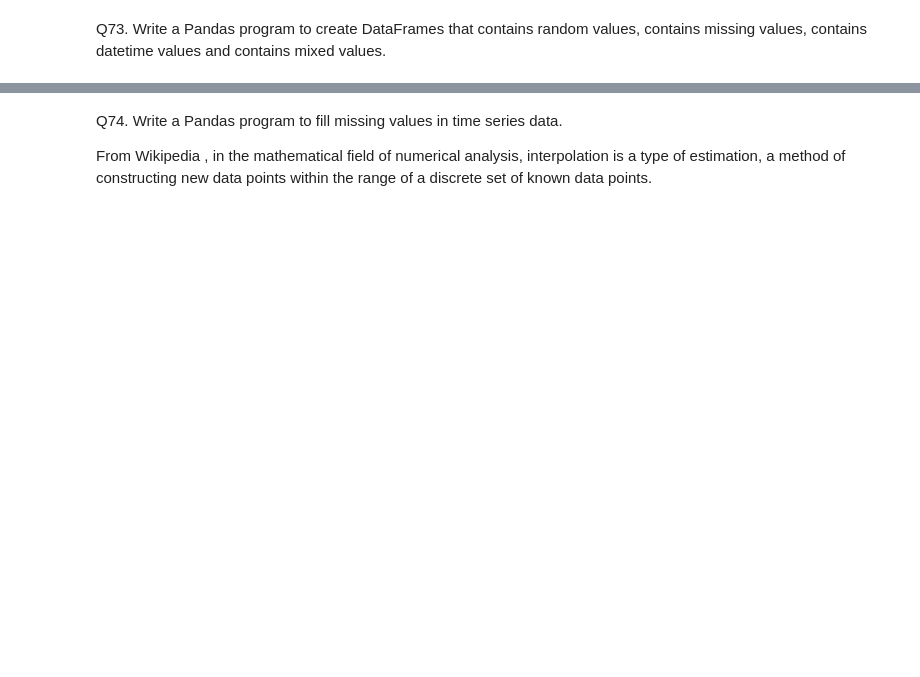
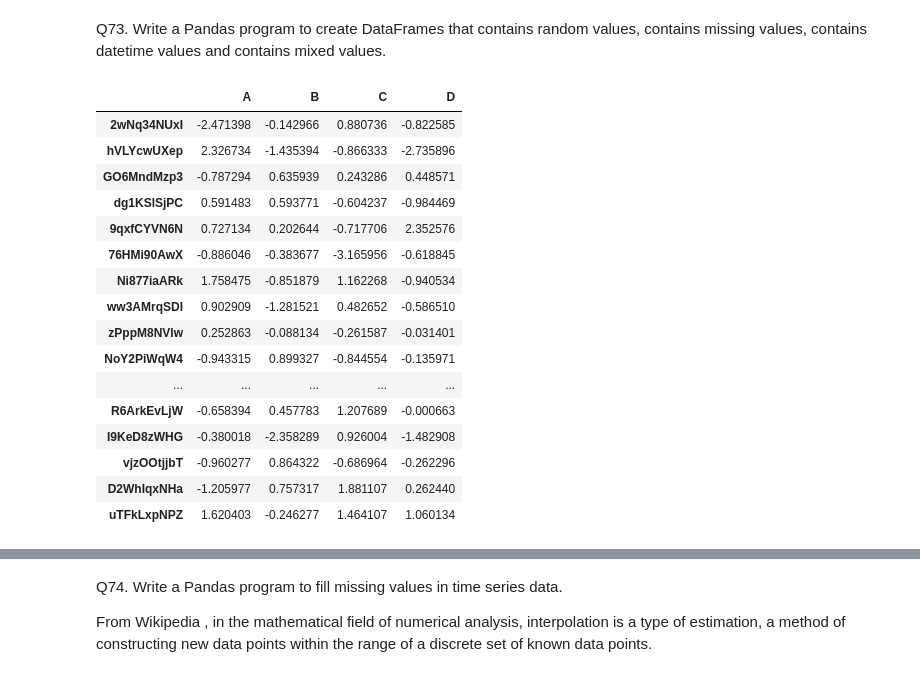
Before and after one commit to eswarpoluri/ML-DL-Practice-Assignments, a Jupyter notebook: ML/Pandas/2. DataFrames/Pandas_Dataframe_Answers.ipynb, the cells around one changed output, grey strips where cells are left out. Saved outputs shown, nothing was run; the diff lists cells and outputs as text; code cells hidden in the pictures; blank space fills up the shorter version.

Commit message:
DataFrames

```diff
--- a/ML/Pandas/2. DataFrames/Pandas_Dataframe_Answers.ipynb
+++ b/ML/Pandas/2. DataFrames/Pandas_Dataframe_Answers.ipynb
@@ -1573,2 +1724,23 @@ sr2 = pd.Series([1, 2, 3, 4, 5])
 # %% [markdown]
 Q73. Write a Pandas program to create DataFrames that contains random values, contains missing values, contains datetime values and contains mixed values.
+# %%
+df13 = pd.util.testing.makeDataFrame() # contains random values
+df13
+# %% [output]
+|  | A | B | C | D |
+| 2wNq34NUxI | -2.471398 | -0.142966 | 0.880736 | -0.822585 |
+| hVLYcwUXep | 2.326734 | -1.435394 | -0.866333 | -2.735896 |
+| GO6MndMzp3 | -0.787294 | 0.635939 | 0.243286 | 0.448571 |
+| dg1KSlSjPC | 0.591483 | 0.593771 | -0.604237 | -0.984469 |
+| 9qxfCYVN6N | 0.727134 | 0.202644 | -0.717706 | 2.352576 |
+| 76HMi90AwX | -0.886046 | -0.383677 | -3.165956 | -0.618845 |
+| Ni877iaARk | 1.758475 | -0.851879 | 1.162268 | -0.940534 |
+| ww3AMrqSDI | 0.902909 | -1.281521 | 0.482652 | -0.586510 |
+| zPppM8NVlw | 0.252863 | -0.088134 | -0.261587 | -0.031401 |
+| NoY2PiWqW4 | -0.943315 | 0.899327 | -0.844554 | -0.135971 |
+| ... | ... | ... | ... | ... |
+| R6ArkEvLjW | -0.658394 | 0.457783 | 1.207689 | -0.000663 |
+| I9KeD8zWHG | -0.380018 | -2.358289 | 0.926004 | -1.482908 |
+| vjzOOtjjbT | -0.960277 | 0.864322 | -0.686964 | -0.262296 |
+| D2WhIqxNHa | -1.205977 | 0.757317 | 1.881107 | 0.262440 |
+| uTFkLxpNPZ | 1.620403 | -0.246277 | 1.464107 | 1.060134 |
```
Also changed, not shown: parts of 62 cells of this notebook, 1 other file.
